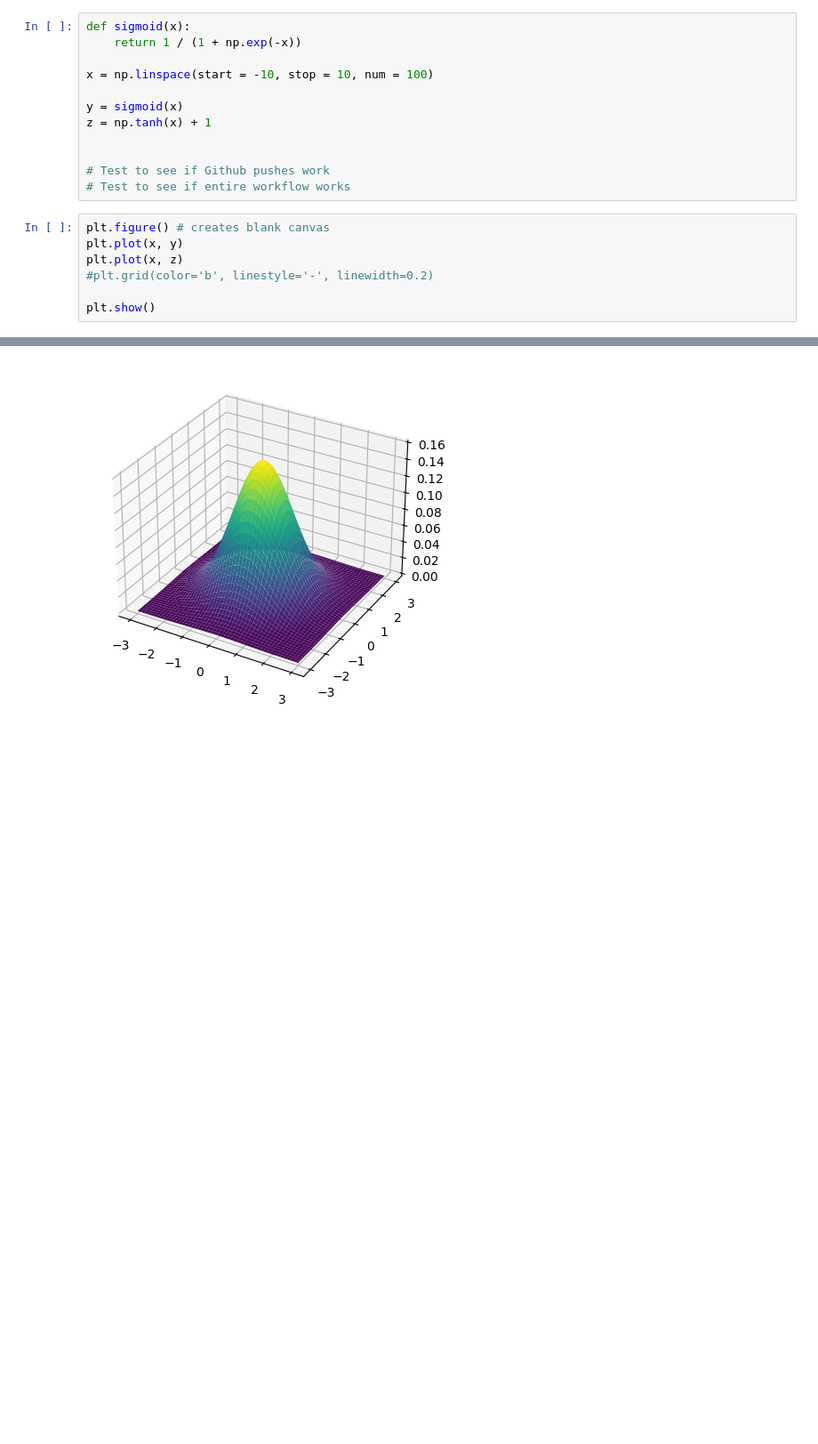
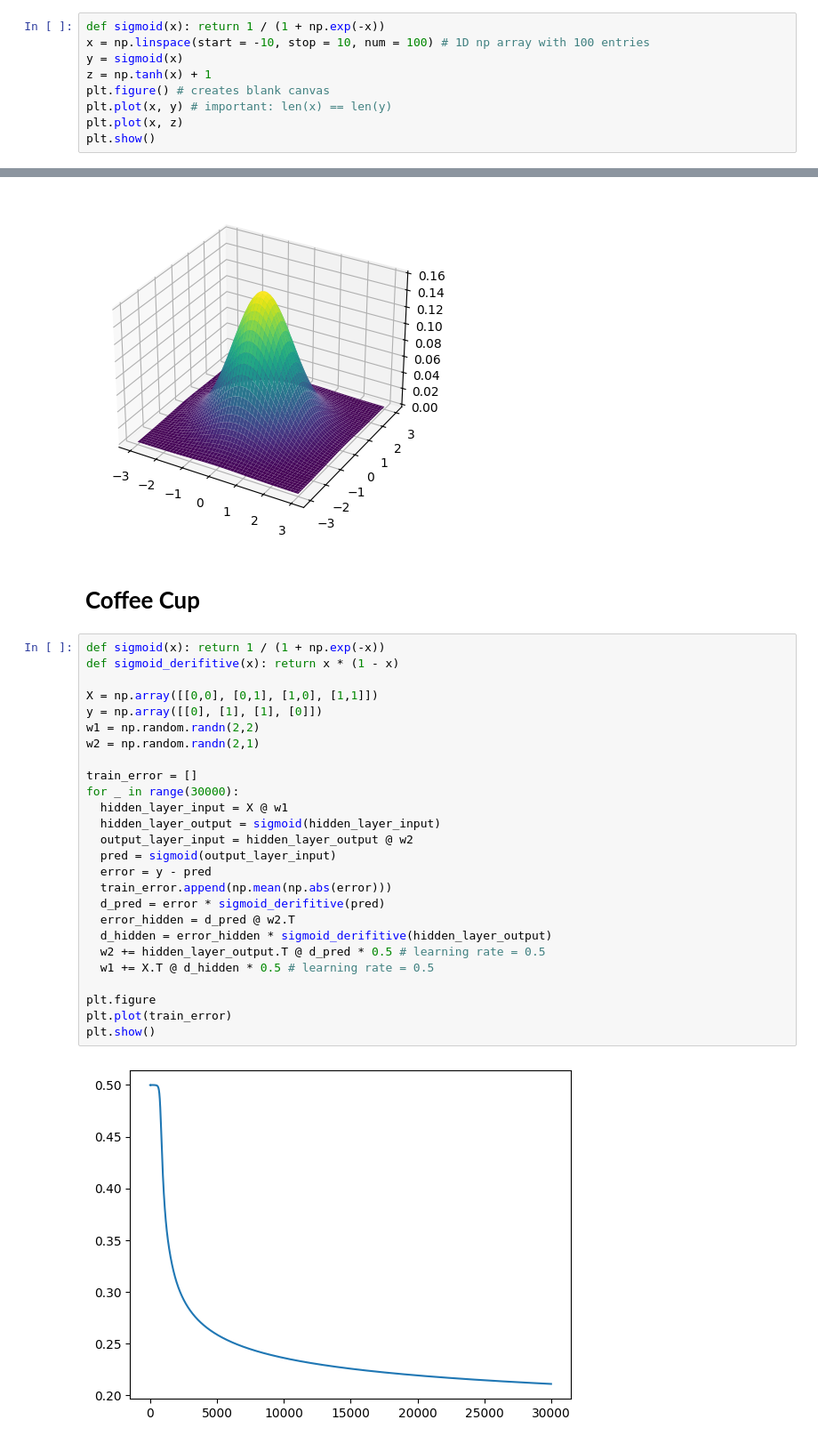
Before and after one commit to Louis-codes/TUM_deep_learning, a Jupyter notebook: 01_math_recap.ipynb, the cells around one changed output, grey strips where cells are left out. Shown at 89% size. Cells and saved outputs as stored; diff of their text form; blank space fills up the shorter version.

```diff
--- a/01_math_recap.ipynb
+++ b/01_math_recap.ipynb
@@ -1,24 +1,14 @@
 # %%
 import numpy as np
 import matplotlib.pyplot as plt
-# %%
-def sigmoid(x):
-    return 1 / (1 + np.exp(-x))
-
-x = np.linspace(start = -10, stop = 10, num = 100)
-
-y = sigmoid(x)
-z = np.tanh(x) + 1
-
-
-# Test to see if Github pushes work
-# Test to see if entire workflow works
 # %%
+def sigmoid(x): return 1 / (1 + np.exp(-x))
+x = np.linspace(start = -10, stop = 10, num = 100) # 1D np array with 100 entries
+y = sigmoid(x)
+z = np.tanh(x) + 1
 plt.figure() # creates blank canvas
-plt.plot(x, y)
+plt.plot(x, y) # important: len(x) == len(y)
 plt.plot(x, z)
-#plt.grid(color='b', linestyle='-', linewidth=0.2)
-
 plt.show()
 # %% [output]
 [figure]
@@ -57,3 +46,33 @@ ax.plot_surface(X, Y, Z, cmap='viridis')
 plt.show()
 # %% [output]
 [figure]
+# %% [markdown]
+# **Coffee Cup**
+# %%
+def sigmoid(x): return 1 / (1 + np.exp(-x))
+def sigmoid_derifitive(x): return x * (1 - x)
+
+X = np.array([[0,0], [0,1], [1,0], [1,1]])
+y = np.array([[0], [1], [1], [0]])
+w1 = np.random.randn(2,2)
+w2 = np.random.randn(2,1)
+
+train_error = []
+for _ in range(30000):
+  hidden_layer_input = X @ w1
+  hidden_layer_output = sigmoid(hidden_layer_input)
+  output_layer_input = hidden_layer_output @ w2
+  pred = sigmoid(output_layer_input)
+  error = y - pred
+  train_error.append(np.mean(np.abs(error)))
+  d_pred = error * sigmoid_derifitive(pred)
+  error_hidden = d_pred @ w2.T
+  d_hidden = error_hidden * sigmoid_derifitive(hidden_layer_output)
+  w2 += hidden_layer_output.T @ d_pred * 0.5 # learning rate = 0.5
+  w1 += X.T @ d_hidden * 0.5 # learning rate = 0.5
+
+plt.figure
+plt.plot(train_error)
+plt.show()
+# %% [output]
+[figure, added]
```
Also changed, not shown: parts of 2 cells of this notebook.
